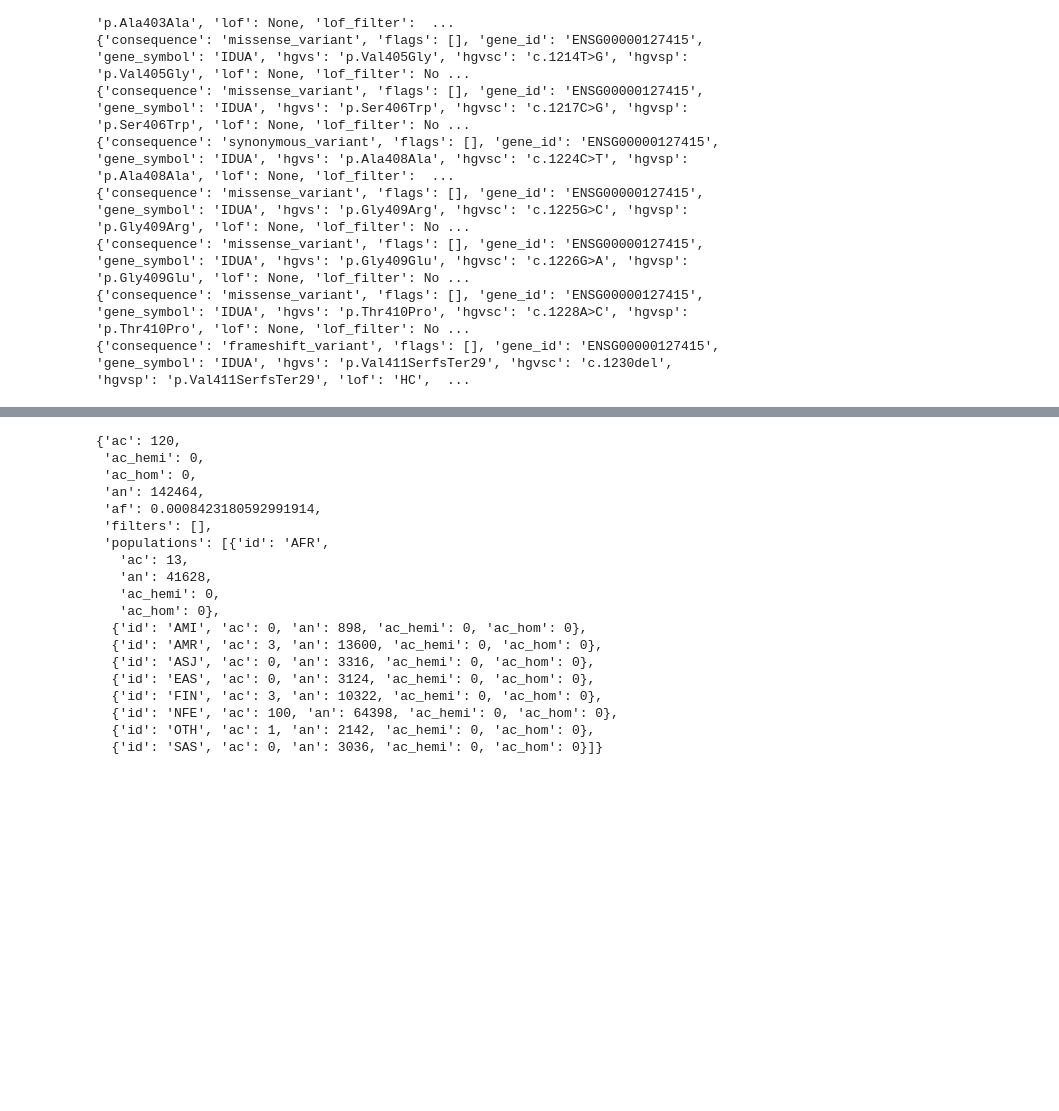
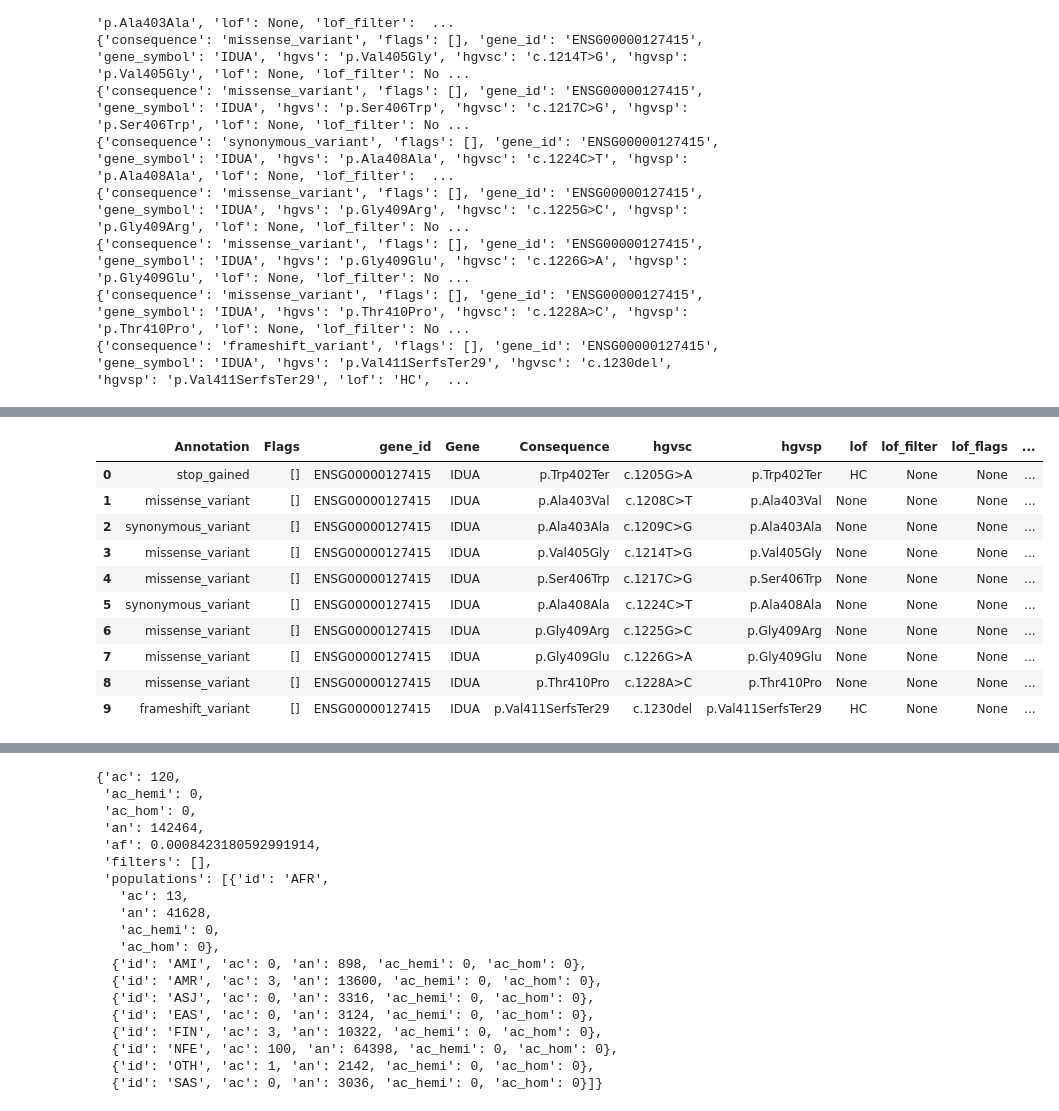
Before and after one commit to bioinfo-hcpa/pynoma, a Jupyter notebook: notebooks/requests.ipynb, the cells around one changed output, grey strips where cells are left out. Cells and saved outputs as stored; diff of their text form; code cells hidden in the pictures; blank space fills up the shorter version.

```diff
--- a/notebooks/requests.ipynb
+++ b/notebooks/requests.ipynb
@@ -570,0 +593,35 @@ TypeError: list indices must be integers or slices, not str
+# %%
+allele_count = []
+allele_number = []
+allele_freq = []
+num_homs = []
+
+for variant in df_renamed['genome']:
+    allele_count.append(variant['ac'])
+    allele_number.append(variant['an'])
+    allele_freq.append("{:e}".format(variant['af']))
+
+    n_hom = 0
+    for pop in variant['populations']:
+        n_hom += pop['ac_hom']
+
+    num_homs.append(n_hom)
+
+df_allele = deepcopy(df_renamed)
+df_allele['Allele Count'] = allele_count
+df_allele['Allele Number'] = allele_number
+df_allele['Allele Frequency'] = allele_freq
+df_allele['Number of Homozygotes'] = num_homs
+df_allele
+# %% [output]
+|  | Annotation | Flags | gene_id | Gene | Consequence | hgvsc | hgvsp | lof | lof_filter | lof_flags | ... |
+| 0 | stop_gained | [] | ENSG00000127415 | IDUA | p.Trp402Ter | c.1205G>A | p.Trp402Ter | HC | None | None | ... |
+| 1 | missense_variant | [] | ENSG00000127415 | IDUA | p.Ala403Val | c.1208C>T | p.Ala403Val | None | None | None | ... |
+| 2 | synonymous_variant | [] | ENSG00000127415 | IDUA | p.Ala403Ala | c.1209C>G | p.Ala403Ala | None | None | None | ... |
+| 3 | missense_variant | [] | ENSG00000127415 | IDUA | p.Val405Gly | c.1214T>G | p.Val405Gly | None | None | None | ... |
+| 4 | missense_variant | [] | ENSG00000127415 | IDUA | p.Ser406Trp | c.1217C>G | p.Ser406Trp | None | None | None | ... |
+| 5 | synonymous_variant | [] | ENSG00000127415 | IDUA | p.Ala408Ala | c.1224C>T | p.Ala408Ala | None | None | None | ... |
+| 6 | missense_variant | [] | ENSG00000127415 | IDUA | p.Gly409Arg | c.1225G>C | p.Gly409Arg | None | None | None | ... |
+| 7 | missense_variant | [] | ENSG00000127415 | IDUA | p.Gly409Glu | c.1226G>A | p.Gly409Glu | None | None | None | ... |
+| 8 | missense_variant | [] | ENSG00000127415 | IDUA | p.Thr410Pro | c.1228A>C | p.Thr410Pro | None | None | None | ... |
+| 9 | frameshift_variant | [] | ENSG00000127415 | IDUA | p.Val411SerfsTer29 | c.1230del | p.Val411SerfsTer29 | HC | None | None | ... |
```
Also changed, not shown: parts of 9 cells of this notebook.
